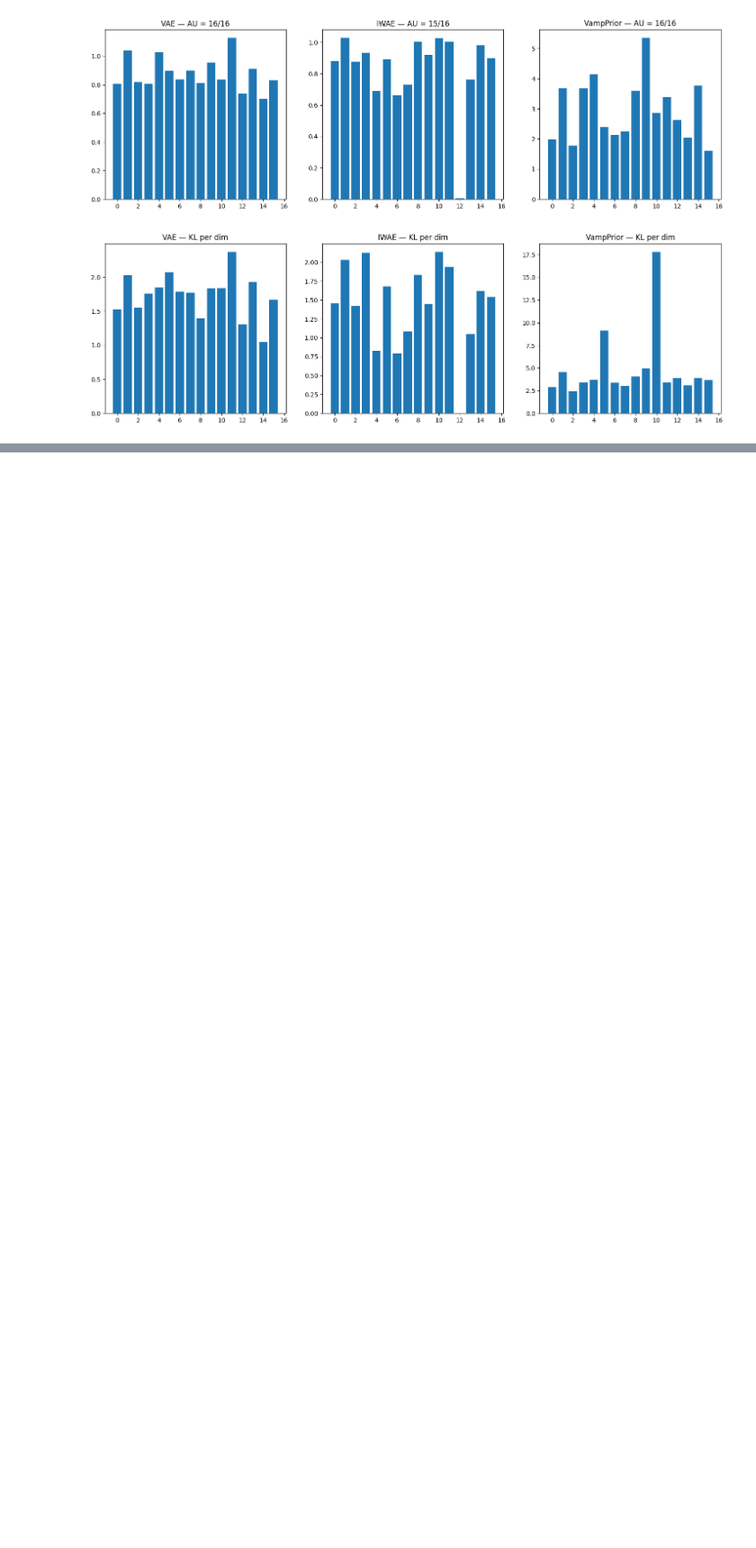
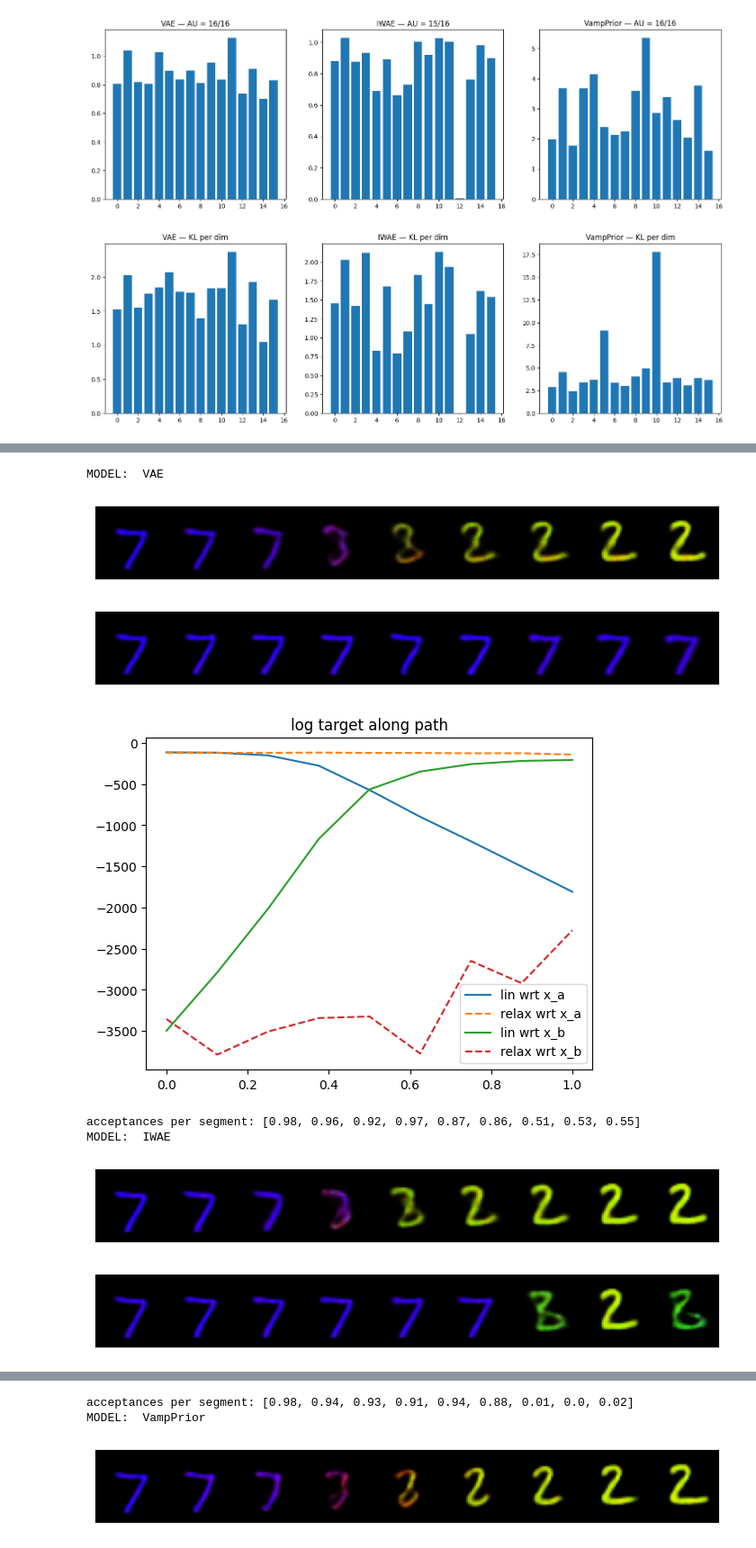
Before and after one commit to Stacey-bubi/vae-models, a Jupyter notebook: notebooks/latent_analysis.ipynb, the cells around one changed output, grey strips where cells are left out. Shown at 90% size. Cells and saved outputs as stored; diff of their text form; code cells hidden in the pictures; blank space fills up the shorter version.

Commit message:
add Posterior Path MCMC and fix dependencies

```diff
--- a/notebooks/latent_analysis.ipynb
+++ b/notebooks/latent_analysis.ipynb
@@ -137,8 +139,9 @@ plt.show()
 plt.figure(figsize=(18,5))
 
 for i, (name, (mu, logvar, z, labels)) in enumerate(latents.items()):
-    kl = kl_per_dimension(mu, logvar).mean(dim=0).numpy()
-    plt.subplot(1,3,i+1)
+    kl = kl_from_mu_logvar(mu, logvar).numpy()
+
+    plt.subplot(1, 3, i+1)
     plt.bar(range(len(kl)), kl)
     plt.title(f"{name} — KL per dim")
 
@@ -147,6 +150,6 @@ plt.show()
 [figure]
 # %%
 for name, (mu, logvar, z, labels) in latents.items():
-    acc = linear_probe(z.numpy(), labels.numpy())
+    clf, acc = linear_probe(z.numpy(), labels.numpy())
     print(f"{name:10s} linear probe accuracy: {acc:.3f}")
 # %% [output]
@@ -211,0 +215,40 @@ Clipping input data to the valid range for imshow with RGB data ([0..1] for floa
+# %%
+ for name, model in MODELS.items():
+    print("MODEL: ", name)
+    # выбери пару изображений из val_dl
+    x_batch, y_batch = next(iter(val_dl))
+    x_a = x_batch[0:1].to(default_device)
+    x_b = x_batch[1:2].to(default_device)
+
+    # латенты (используем mu)
+    mu_a, logvar_a = model.encoder(x_a)
+    mu_b, logvar_b = model.encoder(x_b)
+    z_a = mu_a.squeeze(0).cpu()
+    z_b = mu_b.squeeze(0).cpu()
+
+    # запустить для каждой модели
+    ts, z_lin, z_relaxed, logs, accs = mcmc_relaxed_interpolation(model, x_a.squeeze(0), x_b.squeeze(0), z_a, z_b, n_t=9, n_relax=100, eps=0.05)
+
+    # show linear decoded images
+    decode_grid(z_lin, model)
+    # show relaxed decoded images
+    decode_grid(z_relaxed, model)
+
+    # plot log-targets
+    logp_lin_a, logp_rel_a, logp_lin_b, logp_rel_b = logs
+    plt.plot(ts, logp_lin_a, label='lin wrt x_a')
+    plt.plot(ts, logp_rel_a, '--', label='relax wrt x_a')
+    plt.plot(ts, logp_lin_b, label='lin wrt x_b')
+    plt.plot(ts, logp_rel_b, '--', label='relax wrt x_b')
+    plt.legend(); plt.title('log target along path'); plt.show()
+
+    print('acceptances per segment:', accs)
+# %% [output]
+MODEL:  VAE
+[figure, added]
+[figure, added]
+[figure, added]
+acceptances per segment: [0.98, 0.96, 0.92, 0.97, 0.87, 0.86, 0.51, 0.53, 0.55]
+MODEL:  IWAE
+[figure, added]
+[figure, added]
@@ -211,0 +256,3 @@ Clipping input data to the valid range for imshow with RGB data ([0..1] for floa
+acceptances per segment: [0.98, 0.94, 0.93, 0.91, 0.94, 0.88, 0.01, 0.0, 0.02]
+MODEL:  VampPrior
+[figure, added]
```
Also changed, not shown: parts of 7 cells of this notebook, 1 other file.
